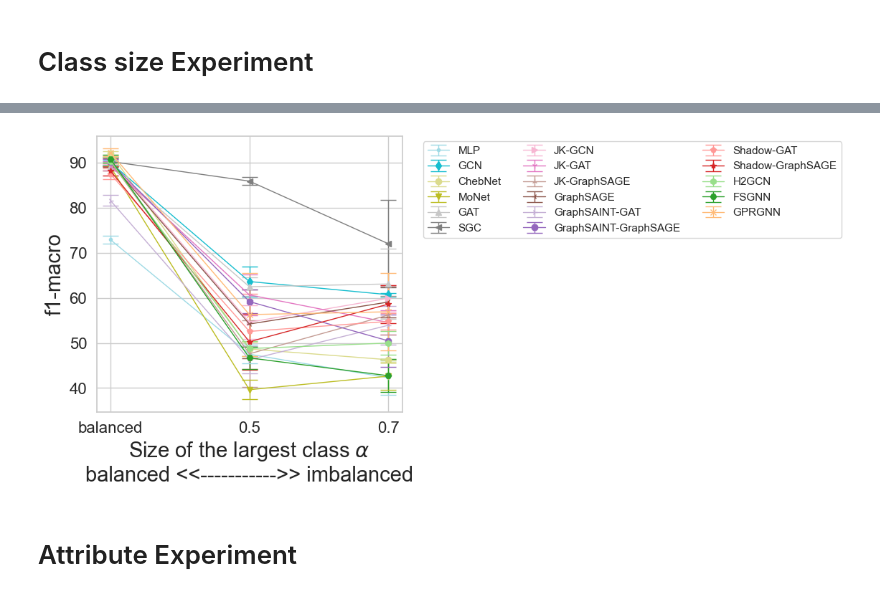
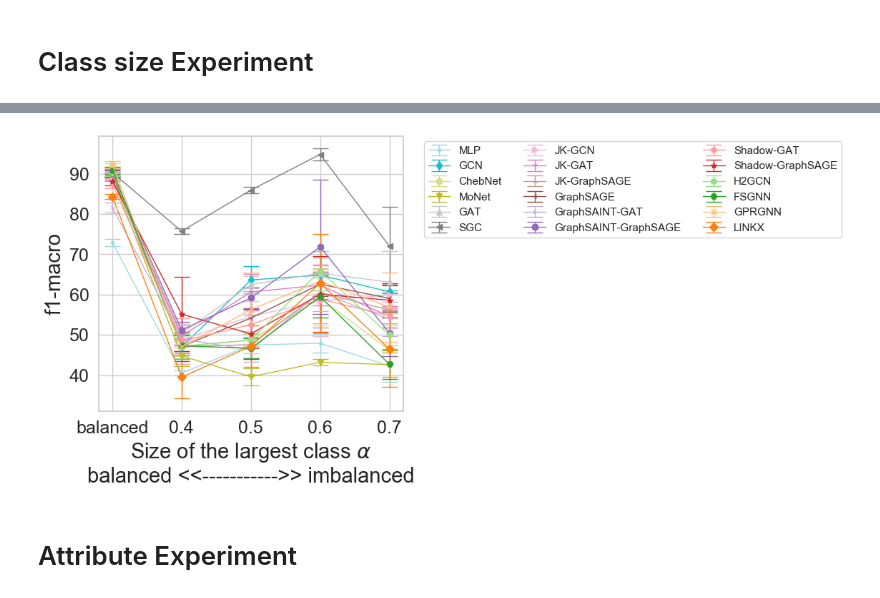
Before and after one commit to seijimaekawa/empirical-study-of-GNNs, a Jupyter notebook: notebooks/final_plots.ipynb, the cells around one changed output, grey strips where cells are left out. Cells and saved outputs as stored; diff of their text form; code cells hidden in the pictures.

Commit message:
update final results

```diff
--- a/notebooks/final_plots.ipynb
+++ b/notebooks/final_plots.ipynb
@@ -26,10 +26,10 @@ methods = [
     "GCN", "ChebNet", "MoNet", "GAT", "SGC",
     "JK-GCN", "JK-GAT", "JK-GraphSAGE",
     "GraphSAGE", "GraphSAINT-GAT", "GraphSAINT-GraphSAGE", "Shadow-GAT", "Shadow-GraphSAGE",
-    "H2GCN", "FSGNN", "GPRGNN",
+    "H2GCN", "FSGNN", "GPRGNN", "LINKX"
     ]
 # %%
-def plot_result(dataframe, methods, x_list, base_dataset, labels: list , metric="test_f１_macro"):
+def plot_result(dataframe, methods, x_list, base_dataset, labels: list , metric="test_f１_macro", exp=""):
   plt.rcParams['text.usetex'] = True
   plt.style.use('default')
   sns.set()
@@ -46,7 +46,7 @@ def plot_result(dataframe, methods, x_list, base_dataset, labels: list , metric=
     tmp = dataframe[dataframe["net"] == method]
     test_f1_macro_mean_list, test_f1_macro_std_list = [],[]
     for x in x_list:
-      tmp_filtered = tmp[tmp["dataset"].str.contains(f"GenCAT_{base_dataset}_{x}")]
+      tmp_filtered = tmp[tmp["dataset"].str.contains(f"GenCAT_{base_dataset}_{x.replace('random','rand')}")]
       if len(tmp_filtered)>0:
         test_f1_macro_mean = (tmp_filtered[f"{metric}_mean"] *
             tmp_filtered["RPMAX"].astype(int)).sum() / (len(tmp_filtered) * tmp_filtered.head(1)["RPMAX"].astype(int).values[0])
@@ -67,9 +67,10 @@ def plot_result(dataframe, methods, x_list, base_dataset, labels: list , metric=
         capsize=8,
         lw=1,
         color=colors[i])
-  # plt.yscale('log')
+  if exp == "scalability_edge":
+   plt.yscale('log')
   ax.legend(ncol=3, bbox_to_anchor=(1.05, 1.0), loc='upper left')
-  ax.tick_params(labelsize=16)
+  ax.tick_params(labelsize=18)
   ax.set_xlabel(labels[0],fontsize=21)
   ax.set_ylabel(labels[1],fontsize=21)
   plt.tight_layout()
@@ -97,14 +98,14 @@ df_classsize.head()[["dataset", "net", "test_f1_macro_mean", "test_f1_macro_std"
 # %%
 base_dataset = "cora"
 metric = "test_f1_macro"
 xlabel = "Size of the largest class $α$\nbalanced <<----------->> imbalanced"
 ylabel = 'f1-macro'
 
-x_list = ["balanced", 0.5, 0.7]
+x_list = ["balanced", 0.4, 0.5, 0.6, 0.7]
 x_list = [str(x) for x in x_list]
-plot_result(df_classsize, methods, x_list, base_dataset, labels=[xlabel, ylabel], metric=metric)
+plot_result(df_classsize, methods, x_list, base_dataset, labels=[xlabel, ylabel], metric=metric, exp=exp)
 # %% [output]
-[figure, old version]
+[figure, new version]
 # %% [markdown]
 # Attribute Experiment
 # %%
```
Also changed, not shown: parts of 14 cells of this notebook, 11 other files.
